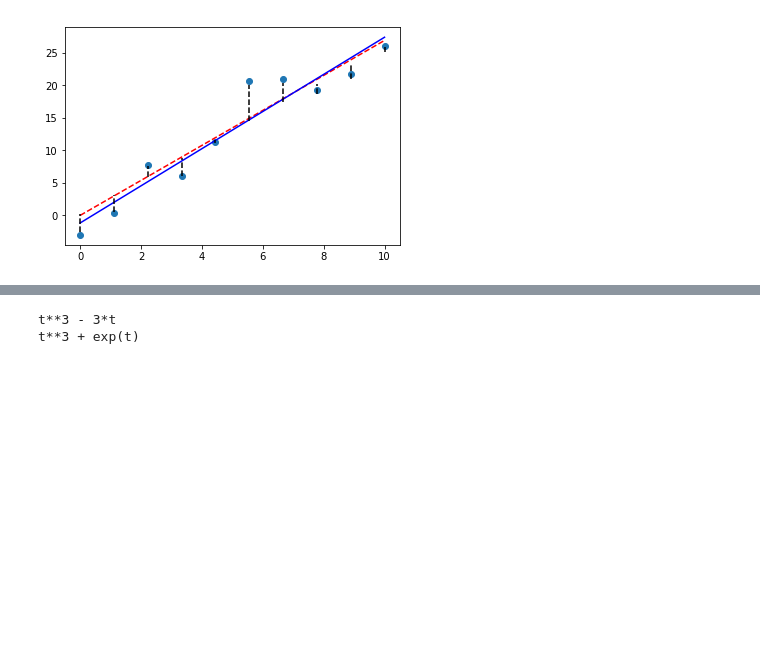
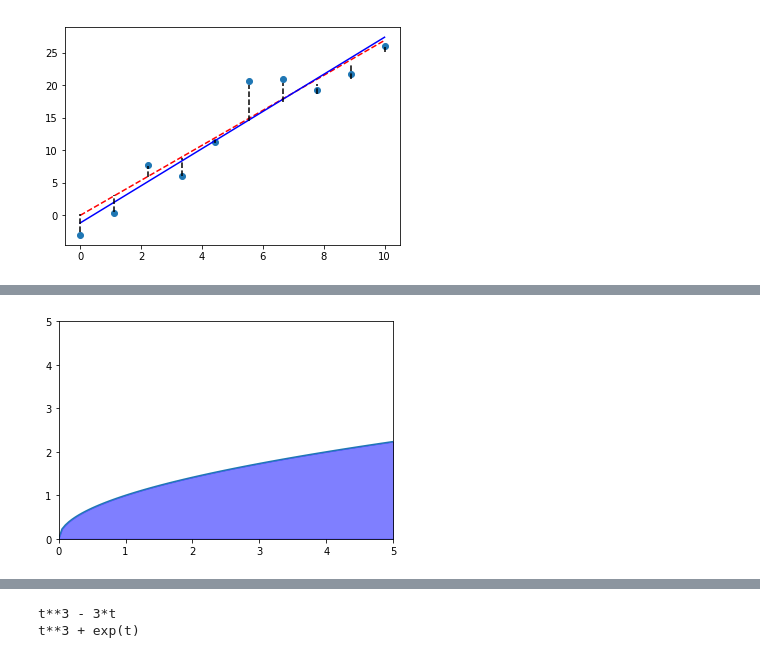
Before and after one commit to TerenceLiu98/Undergraduate-in-Statistics, a Jupyter notebook: Use PY in Calculus.ipynb, the cells around one changed output, grey strips where cells are left out. Saved outputs shown, nothing was run; the diff lists cells and outputs as text; code cells hidden in the pictures; blank space fills up the shorter version.

```diff
--- a/Use PY in Calculus.ipynb
+++ b/Use PY in Calculus.ipynb
@@ -772,0 +783,12 @@ plt.plot(domain,[v.subs(t,i) for i in domain],linewidth = 2)
+# %%
+x = np.linspace(0, 5, 100)
+y =  np.sqrt(x)
+
+plt.plot(x, y)
+plt.fill_between(x, y, interpolate=True, color='b', alpha=0.5)
+plt.xlim(0,5)
+plt.ylim(0,5)
+
+plt.show()
+# %% [output]
+[figure, added]
```
Also changed, not shown: parts of 16 cells of this notebook, 2 other files.
